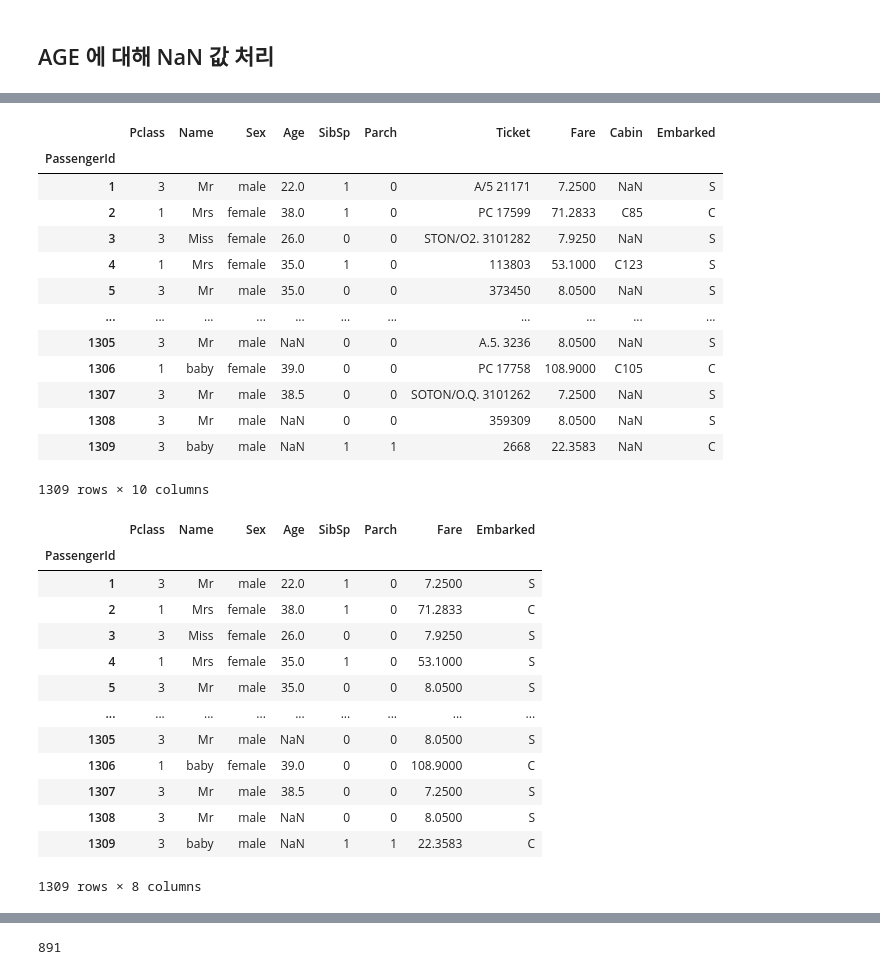
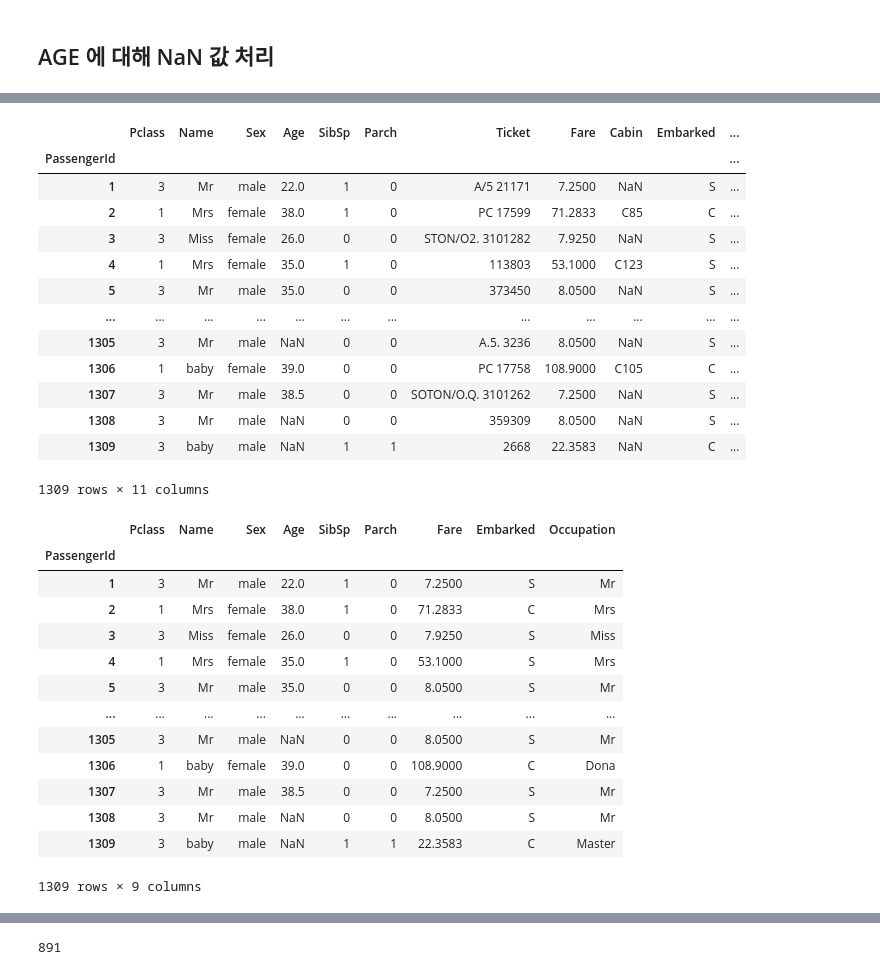
Before and after one commit to CodingDataAnalysis/ParkSH, a Jupyter notebook: Data_and_CodingTest/DataScience/타이타닉_로지스틱/23_04_27/로지스틱_회귀_분류_모델링3_DESKTOP.ipynb, the cells around one changed output, grey strips where cells are left out. Drawn from its saved outputs; the diff is of its cells as text; code cells hidden in the pictures.

```diff
--- a/Data_and_CodingTest/DataScience/타이타닉_로지스틱/23_04_27/로지스틱_회귀_분류_모델링3_DESKTOP.ipynb
+++ b/Data_and_CodingTest/DataScience/타이타닉_로지스틱/23_04_27/로지스틱_회귀_분류_모델링3_DESKTOP.ipynb
@@ -134,0 +171,5 @@ all_data
+# %%
+all_data["Occupation"] = all_data["Name"].str.split(",|\\.").str[1].str.strip()
+
+# 직업 정보를 출력합니다.
+print(all_data["Occupation"])
@@ -135,21 +224,23 @@ all_data
+# %%
+all_data['Name'] =all_data['Occupation']
 # %%
-all_data['Name'] = all_data['Name'].apply(lambda x: 'baby' if x.split()[1][:-1] not in ['Mr', 'Miss', 'Mrs'] else x.split()[1][:-1])
+all_data['Name'] = all_data['Name'].apply(lambda x: 'baby' if x not in ['Mr', 'Miss', 'Mrs'] else x)
 all_data
 # %% [output]
-|  | Pclass | Name | Sex | Age | SibSp | Parch | Ticket | Fare | Cabin | Embarked |
-| PassengerId |  |  |  |  |  |  |  |  |  |  |
-| 1 | 3 | Mr | male | 22.0 | 1 | 0 | A/5 21171 | 7.2500 | NaN | S |
-| 2 | 1 | Mrs | female | 38.0 | 1 | 0 | PC 17599 | 71.2833 | C85 | C |
-| 3 | 3 | Miss | female | 26.0 | 0 | 0 | STON/O2. 3101282 | 7.9250 | NaN | S |
-| 4 | 1 | Mrs | female | 35.0 | 1 | 0 | 113803 | 53.1000 | C123 | S |
-| 5 | 3 | Mr | male | 35.0 | 0 | 0 | 373450 | 8.0500 | NaN | S |
-| ... | ... | ... | ... | ... | ... | ... | ... | ... | ... | ... |
-| 1305 | 3 | Mr | male | NaN | 0 | 0 | A.5. 3236 | 8.0500 | NaN | S |
-| 1306 | 1 | baby | female | 39.0 | 0 | 0 | PC 17758 | 108.9000 | C105 | C |
-| 1307 | 3 | Mr | male | 38.5 | 0 | 0 | SOTON/O.Q. 3101262 | 7.2500 | NaN | S |
-| 1308 | 3 | Mr | male | NaN | 0 | 0 | 359309 | 8.0500 | NaN | S |
-| 1309 | 3 | baby | male | NaN | 1 | 1 | 2668 | 22.3583 | NaN | C |
+|  | Pclass | Name | Sex | Age | SibSp | Parch | Ticket | Fare | Cabin | Embarked | ... |
+| PassengerId |  |  |  |  |  |  |  |  |  |  | ... |
+| 1 | 3 | Mr | male | 22.0 | 1 | 0 | A/5 21171 | 7.2500 | NaN | S | ... |
+| 2 | 1 | Mrs | female | 38.0 | 1 | 0 | PC 17599 | 71.2833 | C85 | C | ... |
+| 3 | 3 | Miss | female | 26.0 | 0 | 0 | STON/O2. 3101282 | 7.9250 | NaN | S | ... |
+| 4 | 1 | Mrs | female | 35.0 | 1 | 0 | 113803 | 53.1000 | C123 | S | ... |
+| 5 | 3 | Mr | male | 35.0 | 0 | 0 | 373450 | 8.0500 | NaN | S | ... |
+| ... | ... | ... | ... | ... | ... | ... | ... | ... | ... | ... | ... |
+| 1305 | 3 | Mr | male | NaN | 0 | 0 | A.5. 3236 | 8.0500 | NaN | S | ... |
+| 1306 | 1 | baby | female | 39.0 | 0 | 0 | PC 17758 | 108.9000 | C105 | C | ... |
+| 1307 | 3 | Mr | male | 38.5 | 0 | 0 | SOTON/O.Q. 3101262 | 7.2500 | NaN | S | ... |
+| 1308 | 3 | Mr | male | NaN | 0 | 0 | 359309 | 8.0500 | NaN | S | ... |
+| 1309 | 3 | baby | male | NaN | 1 | 1 | 2668 | 22.3583 | NaN | C | ... |
-1309 rows × 10 columns
+1309 rows × 11 columns
 # %%
 # from sklearn.preprocessing import OneHotEncoder
 # from sklearn.linear_model import LinearRegression
@@ -171,20 +262,20 @@ all_data.drop(all_data[['Ticket' , 'Cabin']] , axis = 1 , inplace=True)
 
 all_data
 # %% [output]
-|  | Pclass | Name | Sex | Age | SibSp | Parch | Fare | Embarked |
-| PassengerId |  |  |  |  |  |  |  |  |
-| 1 | 3 | Mr | male | 22.0 | 1 | 0 | 7.2500 | S |
-| 2 | 1 | Mrs | female | 38.0 | 1 | 0 | 71.2833 | C |
-| 3 | 3 | Miss | female | 26.0 | 0 | 0 | 7.9250 | S |
-| 4 | 1 | Mrs | female | 35.0 | 1 | 0 | 53.1000 | S |
-| 5 | 3 | Mr | male | 35.0 | 0 | 0 | 8.0500 | S |
-| ... | ... | ... | ... | ... | ... | ... | ... | ... |
-| 1305 | 3 | Mr | male | NaN | 0 | 0 | 8.0500 | S |
-| 1306 | 1 | baby | female | 39.0 | 0 | 0 | 108.9000 | C |
-| 1307 | 3 | Mr | male | 38.5 | 0 | 0 | 7.2500 | S |
-| 1308 | 3 | Mr | male | NaN | 0 | 0 | 8.0500 | S |
-| 1309 | 3 | baby | male | NaN | 1 | 1 | 22.3583 | C |
+|  | Pclass | Name | Sex | Age | SibSp | Parch | Fare | Embarked | Occupation |
+| PassengerId |  |  |  |  |  |  |  |  |  |
+| 1 | 3 | Mr | male | 22.0 | 1 | 0 | 7.2500 | S | Mr |
+| 2 | 1 | Mrs | female | 38.0 | 1 | 0 | 71.2833 | C | Mrs |
+| 3 | 3 | Miss | female | 26.0 | 0 | 0 | 7.9250 | S | Miss |
+| 4 | 1 | Mrs | female | 35.0 | 1 | 0 | 53.1000 | S | Mrs |
+| 5 | 3 | Mr | male | 35.0 | 0 | 0 | 8.0500 | S | Mr |
+| ... | ... | ... | ... | ... | ... | ... | ... | ... | ... |
+| 1305 | 3 | Mr | male | NaN | 0 | 0 | 8.0500 | S | Mr |
+| 1306 | 1 | baby | female | 39.0 | 0 | 0 | 108.9000 | C | Dona |
+| 1307 | 3 | Mr | male | 38.5 | 0 | 0 | 7.2500 | S | Mr |
+| 1308 | 3 | Mr | male | NaN | 0 | 0 | 8.0500 | S | Mr |
+| 1309 | 3 | baby | male | NaN | 1 | 1 | 22.3583 | C | Master |
-1309 rows × 8 columns
+1309 rows × 9 columns
 # %%
 all_data[all_data['Fare'] == 0]
 # %% [output]
```
Also changed, not shown: parts of 83 cells of this notebook, 27 other files.
